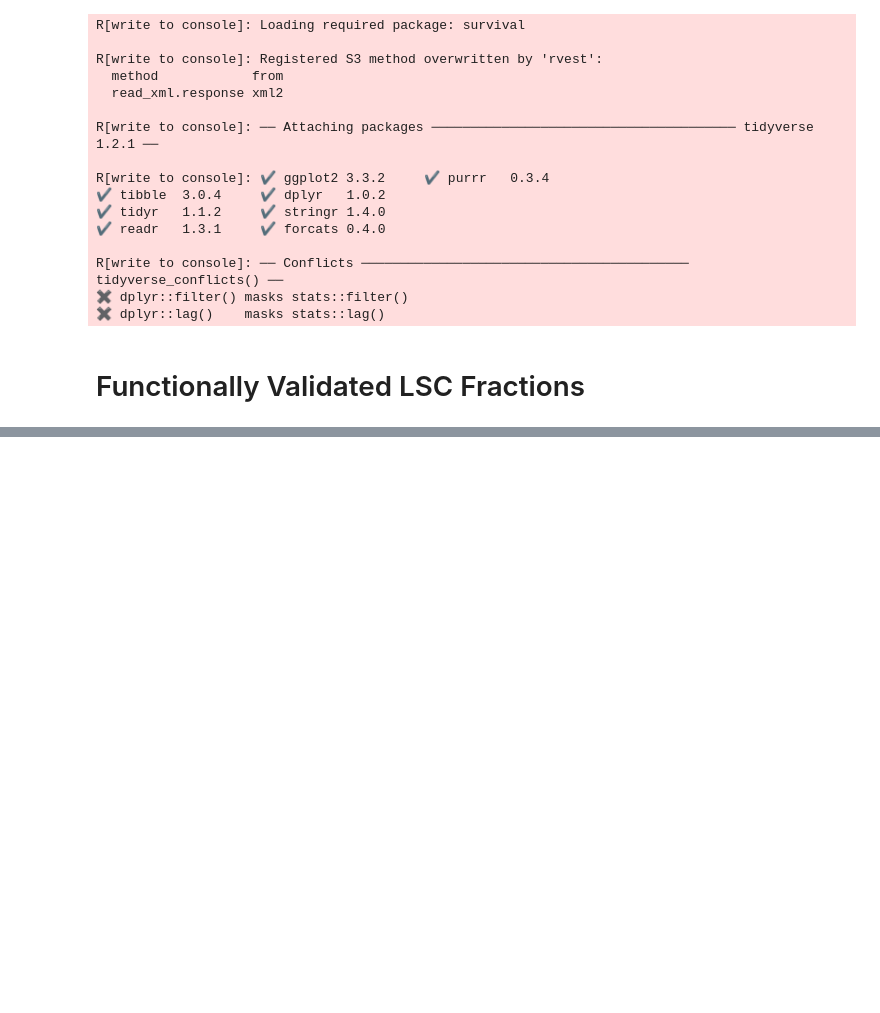
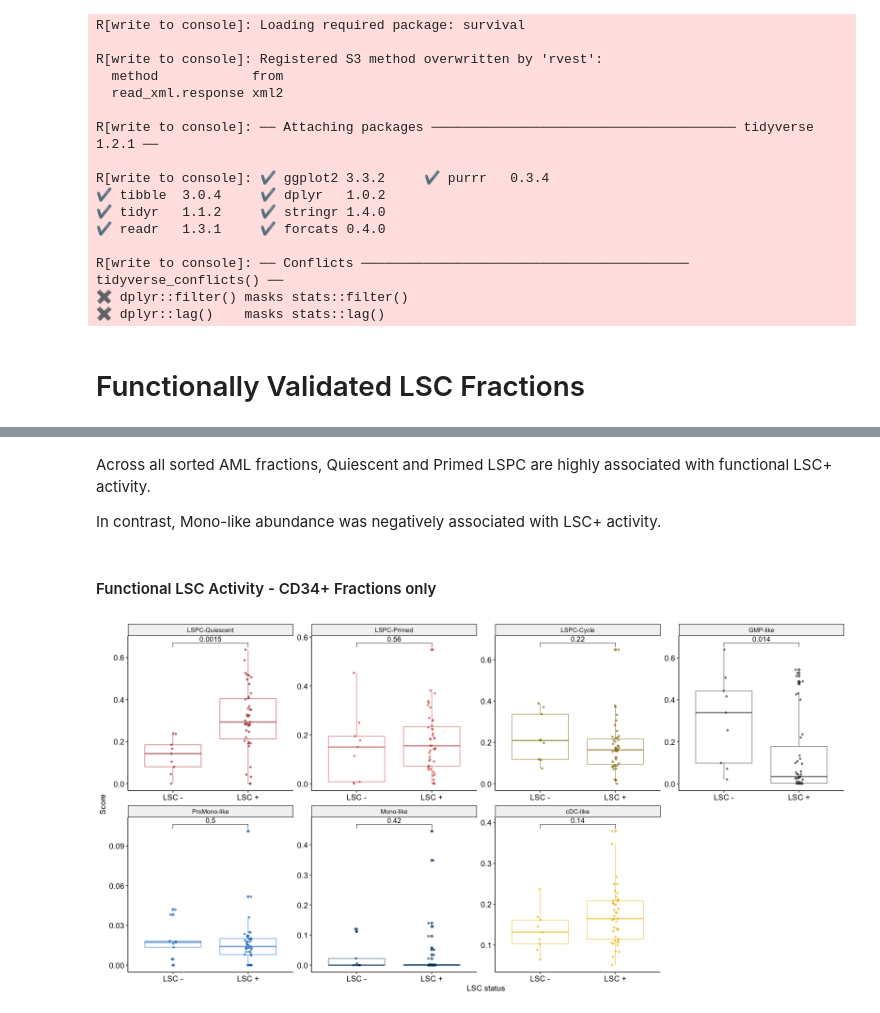
Before and after one commit to andygxzeng/AMLHierarchies, a Jupyter notebook: Fig_1.2_LSC_Analysis.ipynb, the cells around one changed output, grey strips where cells are left out. Cells and saved outputs as stored; diff of their text form; code cells hidden in the pictures; blank space fills up the shorter version.

```diff
--- a/Fig_1.2_LSC_Analysis.ipynb
+++ b/Fig_1.2_LSC_Analysis.ipynb
@@ -528,0 +205,31 @@ plt.show()
+# %% [markdown]
+Across all sorted AML fractions, Quiescent and Primed LSPC are highly associated with functional LSC+ activity.
+
+In contrast, Mono-like abundance was negatively associated with LSC+ activity.
+# %% [markdown]
+#### Functional LSC Activity - CD34+ Fractions only
+# %%
+%%R -i lsc_todf -w 16 -h 8 --units in -r 100
+
+#hierarchy_colors = c('#CD534C99', '#8F770099', '#3B3B3B99', '#0073C299', '#003C6799', '#EFC00099')
+hierarchy_colors = c('#A7303099', '#CD534C99', '#8F770099', '#3B3B3B99', '#0073C299', '#003C6799', '#EFC00099')
+
+
+lsc_todf <- lsc_todf %>%
+    filter(fraction %>% str_detect('CD34\\+')) %>%
+    gather(-`LSC status`, -fraction, key = "CellType", value = "Score") %>%
+    mutate(CellType = factor(CellType, levels=c('LSPC-Quiescent', 'LSPC-Primed', 'LSPC-Cycle', 'GMP-like', 'ProMono-like', 'Mono-like', 'cDC-like')))
+
+
+lsc_todf %>%
+    filter(`LSC status` != 'multilineage') %>%
+    mutate(`LSC status` = ifelse(`LSC status` == '+', 'LSC +', 'LSC -')) %>%
+    ggplot(aes(x = `LSC status`, y = Score, color = CellType)) +
+    geom_boxplot() + geom_jitter(width=0.05, size=1) +
+    facet_wrap(.~CellType, ncol=4, scales='free') +
+    theme_pubr() +
+    stat_compare_means(label = "p.format", comparisons = list(c('LSC -', 'LSC +')), method='wilcox.test') +
+    scale_color_manual(values = hierarchy_colors) +
+    theme(legend.position='None')
+# %% [output]
+[figure, added]
```
Also changed, not shown: parts of 82 cells of this notebook.
